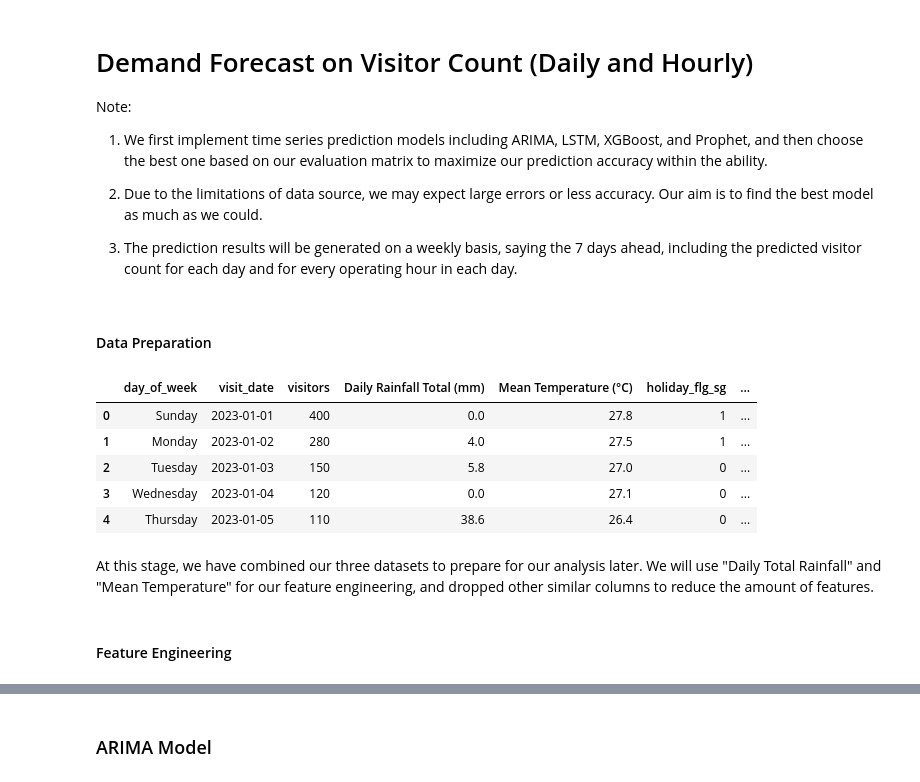
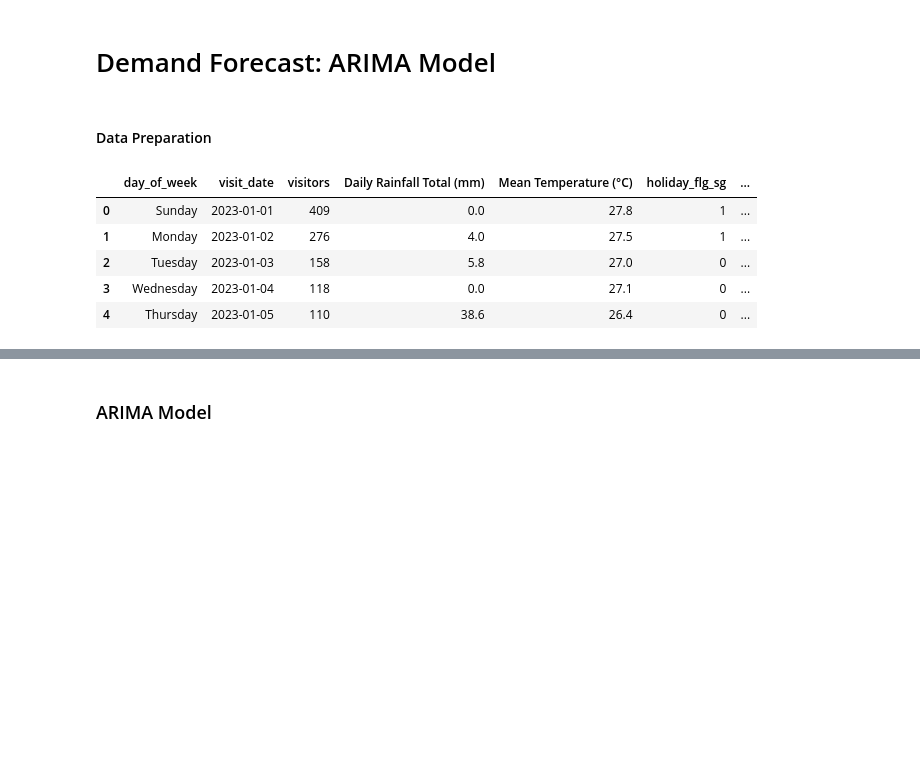
Before and after one commit to DSA3101AY2324S2-ByteForce/goodolddays-shiftwell-system-backend, a Jupyter notebook: models/demand_forecast/arima_model.ipynb, the cells around one changed output, grey strips where cells are left out. Saved outputs shown, nothing was run; the diff lists cells and outputs as text; code cells hidden in the pictures; blank space fills up the shorter version.

```diff
--- a/models/demand_forecast/arima_model.ipynb
+++ b/models/demand_forecast/arima_model.ipynb
@@ -1,12 +1,5 @@
-# %% [markdown]
-# Demand Forecast on Visitor Count (Daily and Hourly)
-
-Note:
-1. We first implement time series prediction models including ARIMA, LSTM, XGBoost, and Prophet, and then choose the best one based on our evaluation matrix to maximize our prediction accuracy within the ability.
-
-2. Due to the limitations of data source, we may expect large errors or less accuracy. Our aim is to find the best model as much as we could.
-
-3. The prediction results will be generated on a weekly basis, saying the 7 days ahead, including the predicted visitor count for each day and for every operating hour in each day.
+# %% [markdown]
+# Demand Forecast: ARIMA Model
 # %%
 #import necessary libraries
 import datetime
@@ -44,34 +22,30 @@ from tensorflow import keras
 #### Data Preparation
 # %%
 # Load visitor data
-visitor_data = pd.read_csv("../data/raw/synthetic_visit_data.csv")
+visitor_data = pd.read_csv("../../data/raw/synthetic_visit_data.csv")
 visitor_data['visit_date'] = pd.to_datetime(visitor_data['visit_date'])
 #visitor_data.head()
 
-weather_data = pd.read_csv("../data/processed/weather_data_cleaned.csv")
+weather_data = pd.read_csv("../../data/processed/weather_data_cleaned.csv")
 weather_data['Date'] = pd.to_datetime(weather_data['Date'])
 columns_to_drop = weather_data.columns[0:3].tolist()  # Dropping columns by indices
 weather_data.drop(columns=columns_to_drop, inplace=True)
 #weather_data.head()
 
-holiday_data = pd.read_csv("../data/raw/date_info_2324.csv")
+holiday_data = pd.read_csv("../../data/raw/date_info_2324.csv")
 holiday_data['calendar_date'] = pd.to_datetime(holiday_data['calendar_date'])
 holiday_data.rename(columns={'calendar_date': 'calender_date'}, inplace=True)
 holiday_data.drop(columns="day_of_week", inplace=True)
 #holiday_data.head()
 
 merged_data = pd.merge(visitor_data, weather_data, left_on='visit_date', right_on='Date', how='left')
 merged_data = pd.merge(merged_data, holiday_data, left_on='visit_date', right_on='calender_date', how='left')
 merged_data.drop(columns=["Date","calender_date","Highest 30 min Rainfall (mm)","Highest 60 min Rainfall (mm)","Highest 120 min Rainfall (mm)","Maximum Temperature (°C)","Minimum Temperature (°C)","Mean Wind Speed (km/h)","Max Wind Speed (km/h)"], inplace=True)
 merged_data.head()
 # %% [output]
 |  | day_of_week | visit_date | visitors | Daily Rainfall Total (mm) | Mean Temperature (°C) | holiday_flg_sg | ... |
-| 0 | Sunday | 2023-01-01 | 400 | 0.0 | 27.8 | 1 | ... |
-| 1 | Monday | 2023-01-02 | 280 | 4.0 | 27.5 | 1 | ... |
-| 2 | Tuesday | 2023-01-03 | 150 | 5.8 | 27.0 | 0 | ... |
-| 3 | Wednesday | 2023-01-04 | 120 | 0.0 | 27.1 | 0 | ... |
+| 0 | Sunday | 2023-01-01 | 409 | 0.0 | 27.8 | 1 | ... |
+| 1 | Monday | 2023-01-02 | 276 | 4.0 | 27.5 | 1 | ... |
+| 2 | Tuesday | 2023-01-03 | 158 | 5.8 | 27.0 | 0 | ... |
+| 3 | Wednesday | 2023-01-04 | 118 | 0.0 | 27.1 | 0 | ... |
 | 4 | Thursday | 2023-01-05 | 110 | 38.6 | 26.4 | 0 | ... |
-# %% [markdown]
-At this stage, we have combined our three datasets to prepare for our analysis later. We will use "Daily Total Rainfall" and "Mean Temperature" for our feature engineering, and dropped other similar columns to reduce the amount of features.
-# %% [markdown]
-#### Feature Engineering
```
Also changed, not shown: parts of 14 cells of this notebook.
